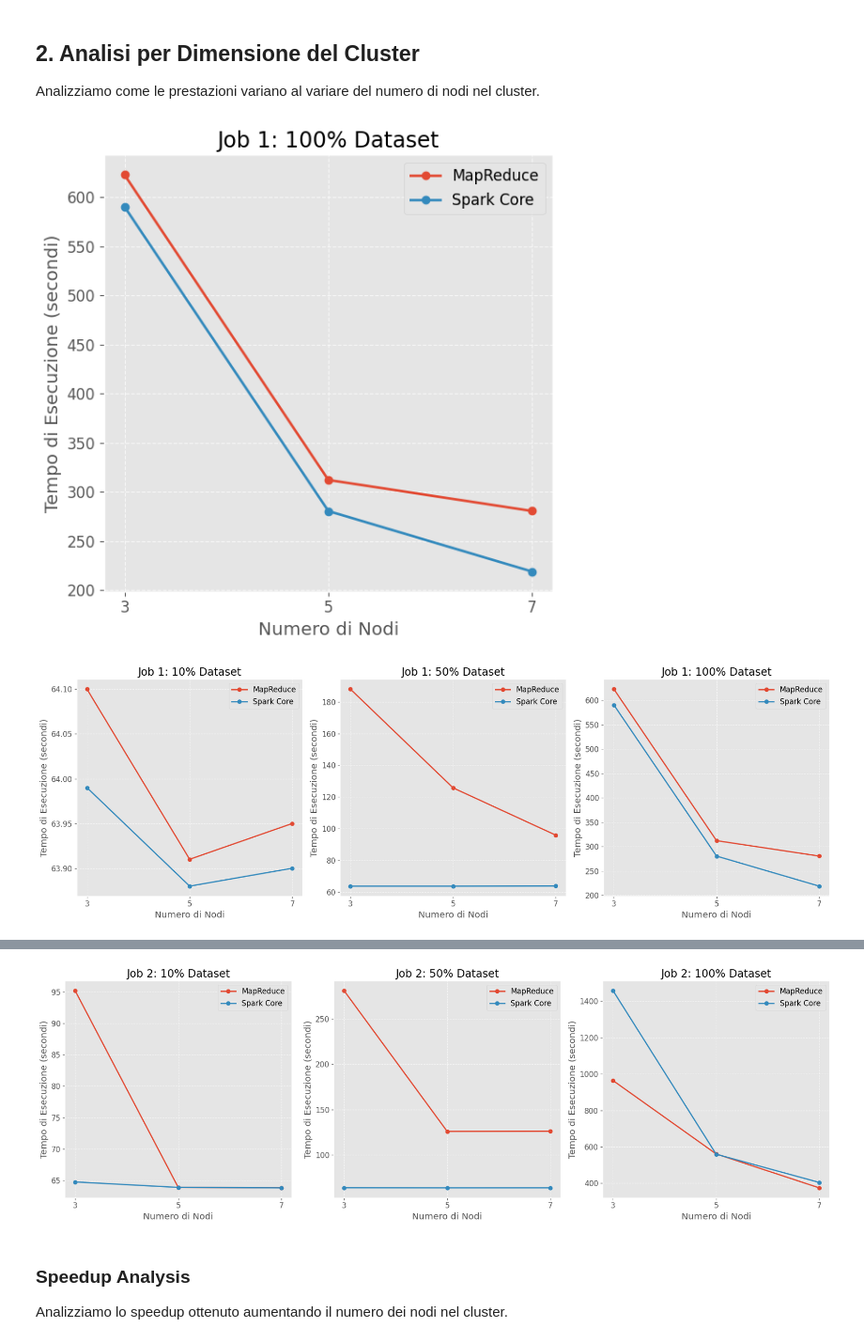
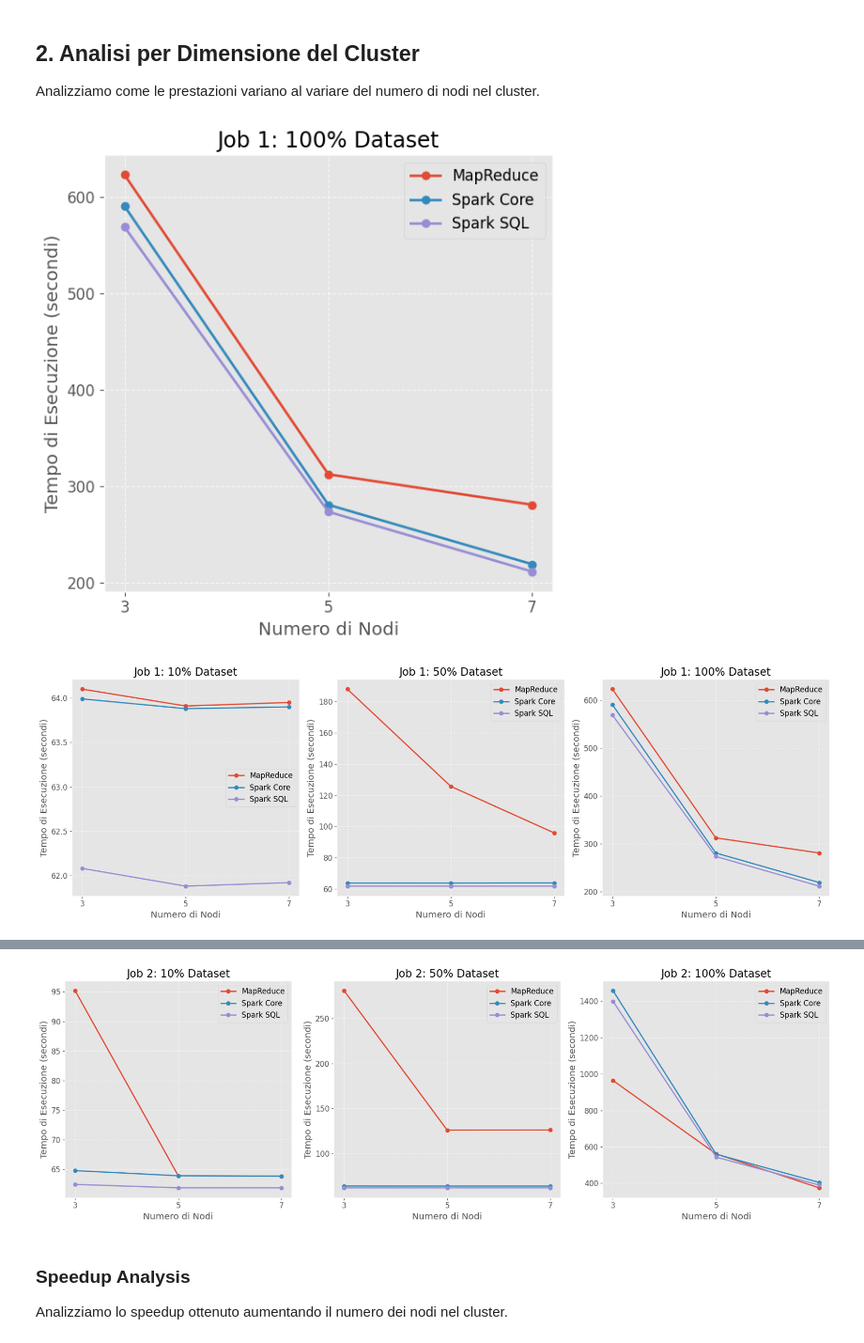
Before and after one commit to lukebo01/used-cars-big-data-analysis, a Jupyter notebook: notebooks/results_analysis_AWS.ipynb, the cells around one changed output, grey strips where cells are left out. Shown at 94% size. Cells and saved outputs as stored; diff of their text form; code cells hidden in the pictures.

Commit message:
Test results aws

```diff
--- a/notebooks/results_analysis_AWS.ipynb
+++ b/notebooks/results_analysis_AWS.ipynb
@@ -91,14 +91,20 @@ mapreduce_df = parse_benchmark_file(mapreduce_file, "MapReduce")
 # Combine all results into a single dataframe
 all_results = pd.concat([spark_core_df, spark_sql_df, mapreduce_df], ignore_index=True)
 
-# Clean up job names for consistency
-all_results['job'] = all_results['job'].str.replace('_spark', '').str.replace('_sparksql', '')
+# Clean up job names for consistency - modify this to properly normalize all job names
+all_results['job'] = all_results['job'].str.replace('_spark', '')
+all_results['job'] = all_results['job'].str.replace('_sparksql', '')
+all_results['job_original'] = all_results['job']  # Keep original for reference
+
+# Now standardize job names for consistent grouping
+all_results['job_type'] = all_results['job'].str.replace('sql', '')
 
 # Display basic information about the loaded data
 print("Results loaded successfully.")
 print(f"Total records: {len(all_results)}")
 print(f"Technologies: {sorted(all_results['technology'].unique())}")
-print(f"Jobs: {sorted(all_results['job'].unique())}")
+print(f"Original job names: {sorted(all_results['job'].unique())}")
+print(f"Standardized job types: {sorted(all_results['job_type'].unique())}")
 print(f"Node counts: {sorted(all_results['nodes'].unique())}")
 print(f"Dataset sizes: {sorted(all_results['dataset_pct'].unique())}%")
 
@@ -121,39 +128,39 @@ Dataset sizes: [np.float64(1.0), np.float64(5.0), np.float64(10.0), np.float64(5
 
 Analizziamo come le prestazioni variano al variare del numero di nodi nel cluster.
 # %%
-# Filter for job1 and job2
-job1_df = all_results[all_results['job'] == 'job1']
-job2_df = all_results[all_results['job'] == 'job2']
+# Filter for job1 and job2 (now using job_type for consistent filtering)
+job1_df = all_results[all_results['job_type'] == 'job1']
+job2_df = all_results[all_results['job_type'] == 'job2']
 
 # Create a function to plot performance by node count
 def plot_performance_by_nodes(job_df, job_name, dataset_pcts=[100]):
     fig, axes = plt.subplots(1, len(dataset_pcts), figsize=(6*len(dataset_pcts), 6), sharey=False)
     if len(dataset_pcts) == 1:
         axes = [axes]  # Make it iterable for single subplot
 
     for i, pct in enumerate(dataset_pcts):
         df_subset = job_df[job_df['dataset_pct'] == pct]
 
         for tech, group in df_subset.groupby('technology'):
             group = group.sort_values('nodes')
             axes[i].plot(group['nodes'], group['time_sec'], marker='o', linewidth=2, label=tech)
 
         axes[i].set_title(f'{job_name}: {pct}% Dataset')
         axes[i].set_xlabel('Numero di Nodi')
         axes[i].set_ylabel('Tempo di Esecuzione (secondi)')
         axes[i].grid(True, linestyle='--', alpha=0.7)
         axes[i].legend()
         axes[i].set_xticks(sorted(job_df['nodes'].unique()))
 
     plt.tight_layout()
     plt.show()
 
 # Plot performance by node count for different dataset sizes
 plot_performance_by_nodes(job1_df, 'Job 1', [100])
 plot_performance_by_nodes(job1_df, 'Job 1', [10, 50, 100])
 
 plot_performance_by_nodes(job2_df, 'Job 2', [100])
 plot_performance_by_nodes(job2_df, 'Job 2', [10, 50, 100])
 # %% [output]
-[figure, old version]
+[figure, new version]
-[figure, old version]
+[figure, new version]
@@ -161,4 +168,4 @@ plot_performance_by_nodes(job2_df, 'Job 2', [10, 50, 100])
-[figure, old version]
+[figure, new version]
 # %% [markdown]
 ### Speedup Analysis
 
```
Also changed, not shown: parts of 6 cells of this notebook.
